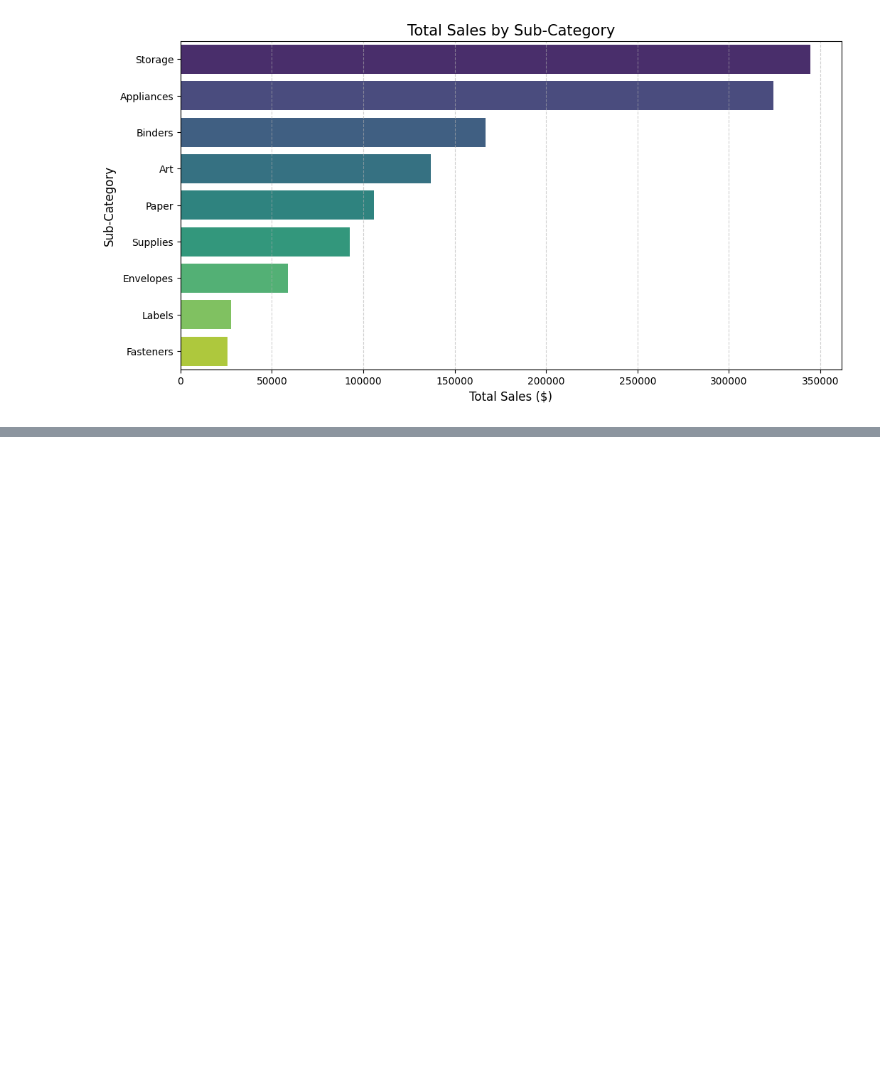
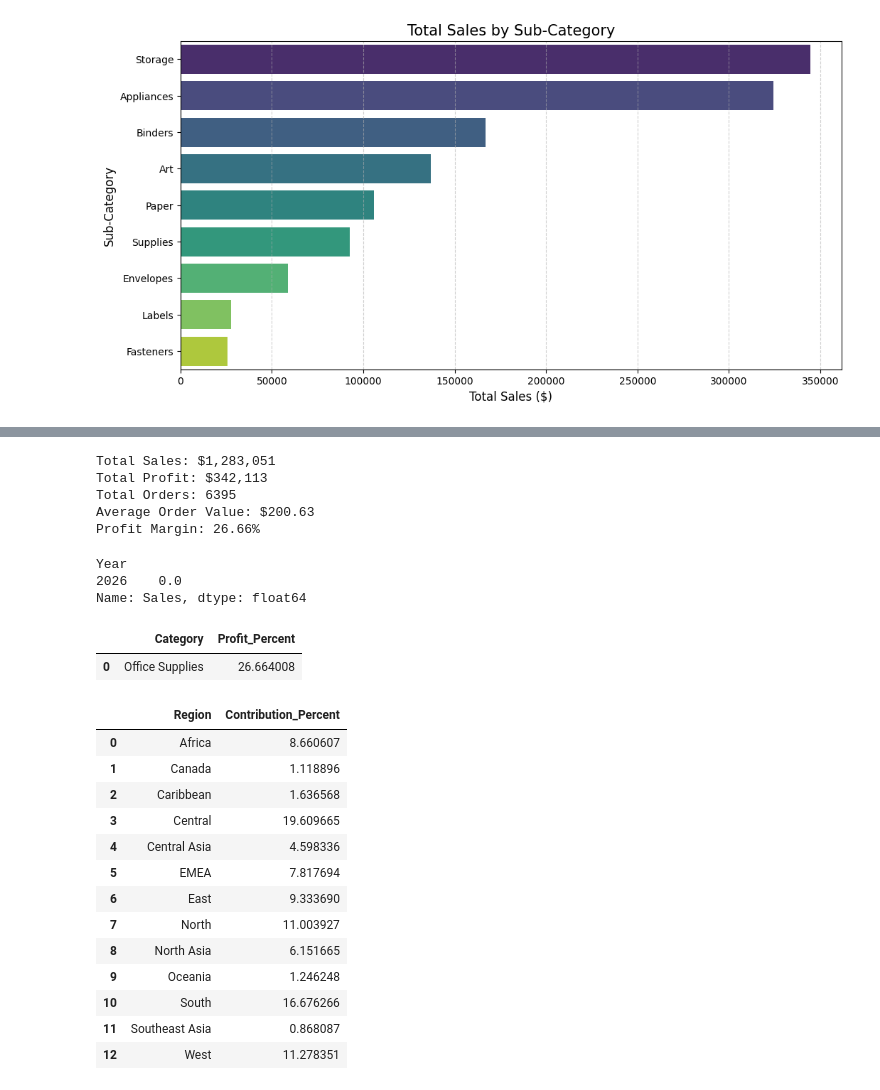
Before and after one commit to vivek31594-collab/sales-performance-dashboard, a Jupyter notebook: 2_notebooks/salesanalysis.ipynb, the cells around one changed output, grey strips where cells are left out. Drawn from its saved outputs; the diff is of its cells as text; code cells hidden in the pictures; blank space fills up the shorter version.

```diff
--- a/2_notebooks/salesanalysis.ipynb
+++ b/2_notebooks/salesanalysis.ipynb
@@ -504,3 +502,14 @@ Passing `palette` without assigning `hue` is deprecated and will be removed in v
 
   sns.barplot(data=sales_sub_cat, x="Sales", y="Sub.Category", palette="viridis")
 [figure]
+# %%
+import pandas as pd
+
+# Load cleaned sales data
+df = pd.read_csv("../1_data/processed/cleaned_sales.csv")
+
+# Convert date column
+df["Order.Date"] = pd.to_datetime(df["Order.Date"])
+
+# Optional: check data
+df.head()
@@ -506,0 +524,68 @@ Passing `palette` without assigning `hue` is deprecated and will be removed in v
+# %%
+# Total Sales, Total Profit, Total Orders
+total_sales = df["Sales"].sum()
+total_profit = df["Profit"].sum()
+total_orders = df["Order.ID"].nunique()
+
+avg_order_value = total_sales / total_orders
+profit_margin = (total_profit / total_sales) * 100
+
+print(f"Total Sales: ${total_sales:,.0f}")
+print(f"Total Profit: ${total_profit:,.0f}")
+print(f"Total Orders: {total_orders}")
+print(f"Average Order Value: ${avg_order_value:.2f}")
+print(f"Profit Margin: {profit_margin:.2f}%")
+# %% [output]
+Total Sales: $1,283,051
+Total Profit: $342,113
+Total Orders: 6395
+Average Order Value: $200.63
+Profit Margin: 26.66%
+# %%
+# Add Year & Month columns
+df['Year'] = df['Order.Date'].dt.year
+df['Month'] = df['Order.Date'].dt.to_period('M')
+
+# Total sales per year
+sales_by_year = df.groupby('Year')['Sales'].sum()
+sales_by_year
+
+# YoY Growth
+yoy_growth = sales_by_year.pct_change().fillna(0)
+yoy_growth
+# %% [output]
+Year
+2026    0.0
+Name: Sales, dtype: float64
+# %%
+category_sales = df.groupby('Category')['Sales'].sum()
+category_profit = df.groupby('Category')['Profit'].sum()
+
+category_profit_percent = (category_profit / category_sales) * 100
+category_profit_percent = category_profit_percent.reset_index()
+category_profit_percent.columns = ['Category', 'Profit_Percent']
+category_profit_percent
+# %% [output]
+|  | Category | Profit_Percent |
+| 0 | Office Supplies | 26.664008 |
+# %%
+region_sales = df.groupby('Region')['Sales'].sum()
+region_contribution = (region_sales / total_sales) * 100
+region_contribution = region_contribution.reset_index()
+region_contribution.columns = ['Region', 'Contribution_Percent']
+region_contribution
+# %% [output]
+|  | Region | Contribution_Percent |
+| 0 | Africa | 8.660607 |
+| 1 | Canada | 1.118896 |
+| 2 | Caribbean | 1.636568 |
+| 3 | Central | 19.609665 |
+| 4 | Central Asia | 4.598336 |
+| 5 | EMEA | 7.817694 |
+| 6 | East | 9.333690 |
+| 7 | North | 11.003927 |
+| 8 | North Asia | 6.151665 |
+| 9 | Oceania | 1.246248 |
+| 10 | South | 16.676266 |
+| 11 | Southeast Asia | 0.868087 |
+| 12 | West | 11.278351 |
```
Also changed, not shown: parts of 7 cells of this notebook.
